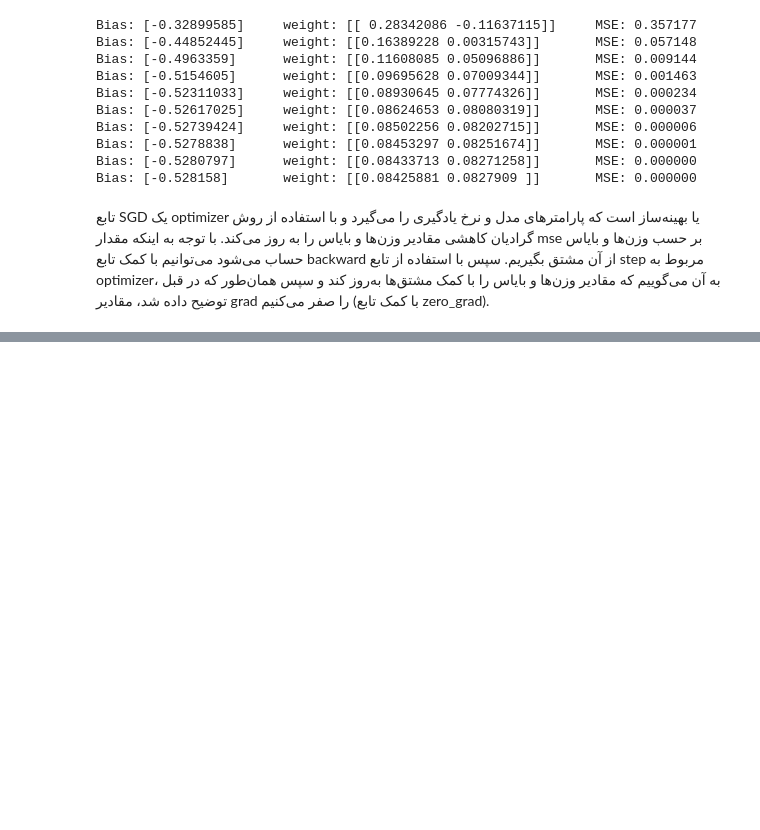
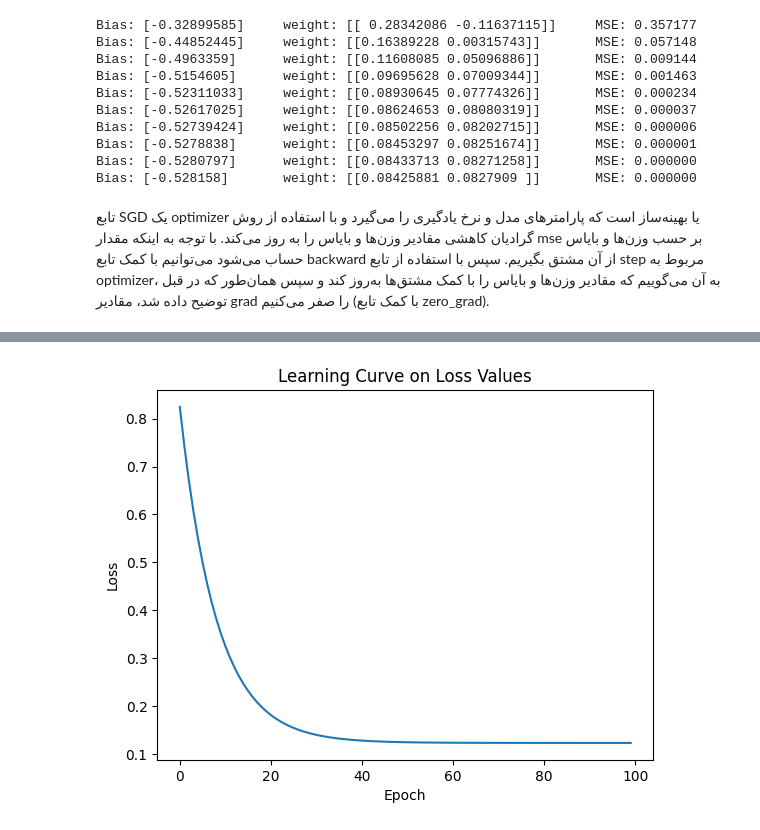
Before and after one commit to aghababaei-alireza/AI_Darsman, a Jupyter notebook: Semester 6 - Deep Learning/Learn/Part2-PyTorchLibrary.ipynb, the cells around one changed output, grey strips where cells are left out. Saved outputs shown, nothing was run; the diff lists cells and outputs as text; code cells hidden in the pictures; blank space fills up the shorter version.

```diff
--- a/Semester 6 - Deep Learning/Learn/Part2-PyTorchLibrary.ipynb
+++ b/Semester 6 - Deep Learning/Learn/Part2-PyTorchLibrary.ipynb
@@ -1501,0 +1558,19 @@ Bias: [-0.528158]       weight: [[0.08425881 0.0827909 ]]       MSE: 0.000000
+# %%
+torch.manual_seed(42)   # Set random seed
+eta = 0.03              # Learning rate
+N = 100                 # Number of epochs
+
+model = nn.Linear(1, 1)                                             # Define a simple linear model
+loss_fn = nn.MSELoss()                                              # Define a simple loss function
+optimizer = torch.optim.SGD(params=model.parameters(), lr=eta)      # Define a simple optimizer
+# %%
+# Train the model and record loss values for each epoch
+loss_list=[]
+for epoch in range(N):
+    y_pred = model(X_train)
+    loss = loss_fn(y_pred, y_train)
+    print(f"Epoch {epoch+1} => Loss: {loss:.6f}")       # Print current loss
+    loss_list.append(loss.item())                       # Append current loss to list for plotting
+    loss.backward()
+    optimizer.step()
+    optimizer.zero_grad()
@@ -1501,0 +1595,9 @@ Bias: [-0.528158]       weight: [[0.08425881 0.0827909 ]]       MSE: 0.000000
+# %%
+# Plot the learning curve
+plt.plot(range(N), loss_list)
+plt.xlabel('Epoch')
+plt.ylabel('Loss')
+plt.title('Learning Curve on Loss Values')
+plt.show()
+# %% [output]
+[figure, added]
```
Also changed, not shown: parts of 10 cells of this notebook.
